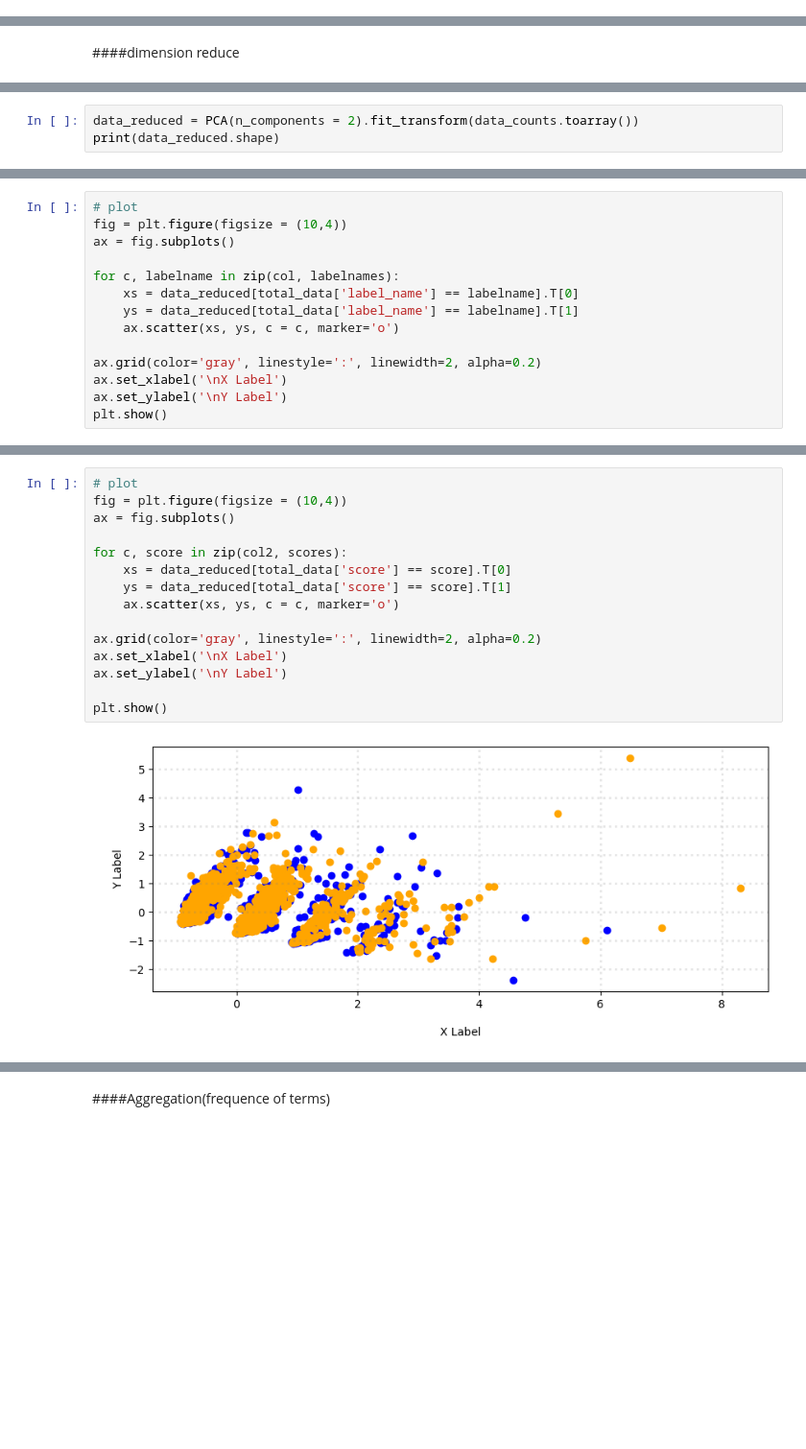
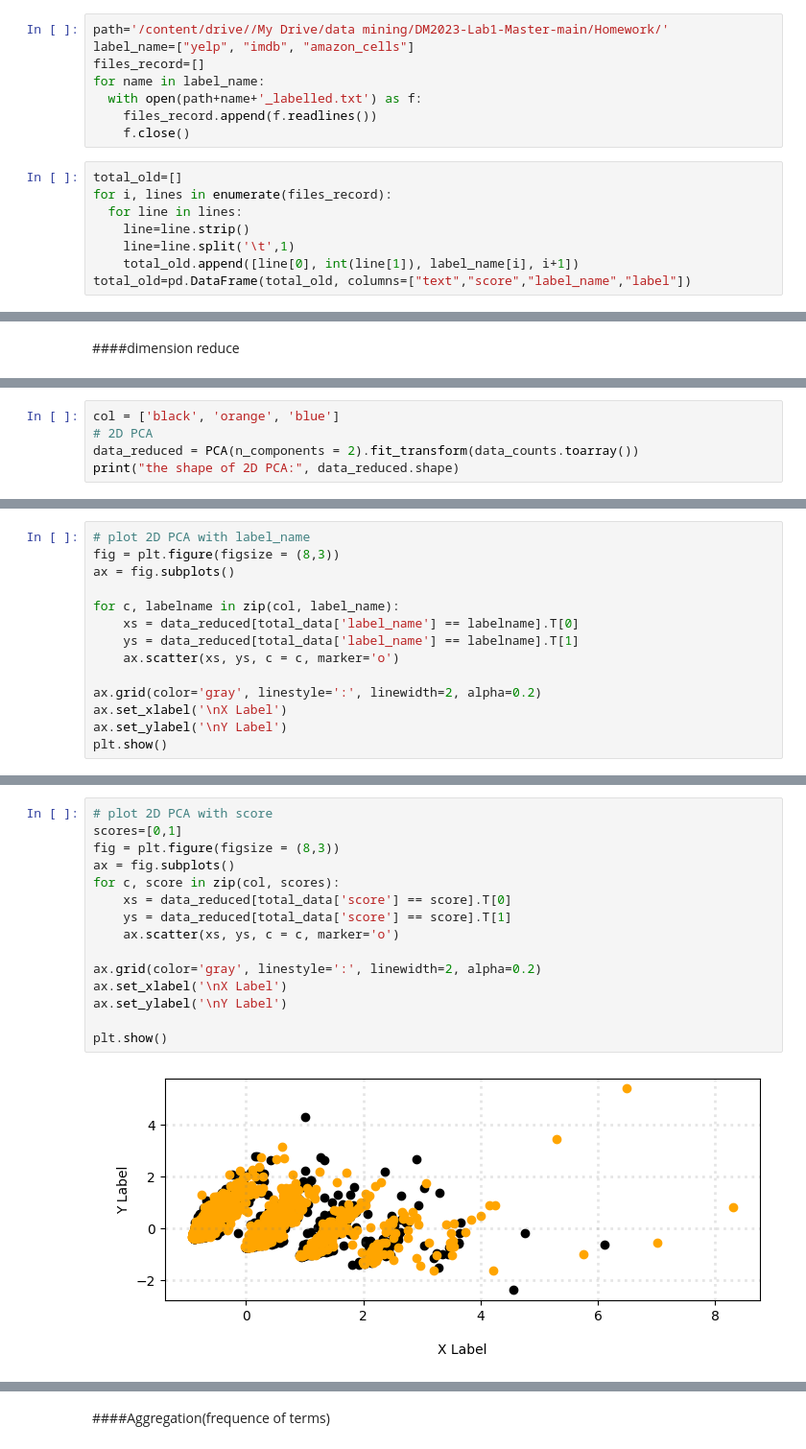
Before and after one commit to gigi-igig/DM2023-Lab1-Master, a Jupyter notebook: Homework/DM2023-Lab1-Homework.ipynb, the cells around one changed output, grey strips where cells are left out. Shown at 96% size. Cells and saved outputs as stored; diff of their text form; blank space fills up the shorter version.

```diff
--- a/Homework/DM2023-Lab1-Homework.ipynb
+++ b/Homework/DM2023-Lab1-Homework.ipynb
@@ -382,3 +322,19 @@ display(total_old[2500:2550])
+# %%
+path='/content/drive//My Drive/data mining/DM2023-Lab1-Master-main/Homework/'
+label_name=["yelp", "imdb", "amazon_cells"]
+files_record=[]
+for name in label_name:
+  with open(path+name+'_labelled.txt') as f:
+    files_record.append(f.readlines())
+    f.close()
+# %%
+total_old=[]
+for i, lines in enumerate(files_record):
+  for line in lines:
+    line=line.strip()
+    line=line.split('\t',1)
+    total_old.append([line[0], int(line[1]), label_name[i], i+1])
+total_old=pd.DataFrame(total_old, columns=["text","score","label_name","label"])
 # %%
 print(len(total_old))
 total_old[total_old['label_name']=='yelp'].iloc[::10][:5]
@@ -574,4 +530,6 @@ col2=['blue', 'orange']
 # %%
+col = ['black', 'orange', 'blue']
+# 2D PCA
 data_reduced = PCA(n_components = 2).fit_transform(data_counts.toarray())
-print(data_reduced.shape)
+print("the shape of 2D PCA:", data_reduced.shape)
 # %% [output]
@@ -579,9 +537,9 @@ print(data_reduced.shape)
 # %%
-# plot
-fig = plt.figure(figsize = (10,4))
+# plot 2D PCA with label_name
+fig = plt.figure(figsize = (8,3))
 ax = fig.subplots()
 
-for c, labelname in zip(col, labelnames):
+for c, labelname in zip(col, label_name):
     xs = data_reduced[total_data['label_name'] == labelname].T[0]
     ys = data_reduced[total_data['label_name'] == labelname].T[1]
     ax.scatter(xs, ys, c = c, marker='o')
@@ -595,18 +553,18 @@ plt.show()
 # %%
-# plot
-fig = plt.figure(figsize = (10,4))
+# plot 2D PCA with score
+scores=[0,1]
+fig = plt.figure(figsize = (8,3))
 ax = fig.subplots()
-
-for c, score in zip(col2, scores):
+for c, score in zip(col, scores):
     xs = data_reduced[total_data['score'] == score].T[0]
     ys = data_reduced[total_data['score'] == score].T[1]
     ax.scatter(xs, ys, c = c, marker='o')
 
 ax.grid(color='gray', linestyle=':', linewidth=2, alpha=0.2)
 ax.set_xlabel('\nX Label')
 ax.set_ylabel('\nY Label')
 
 plt.show()
 # %% [output]
-[figure, old version]
+[figure, new version]
 # %%
```
Also changed, not shown: parts of 49 cells of this notebook.
